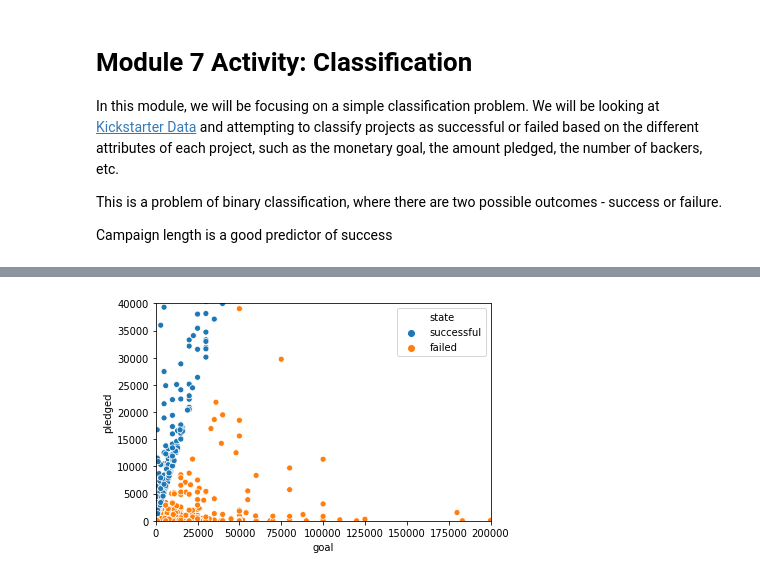
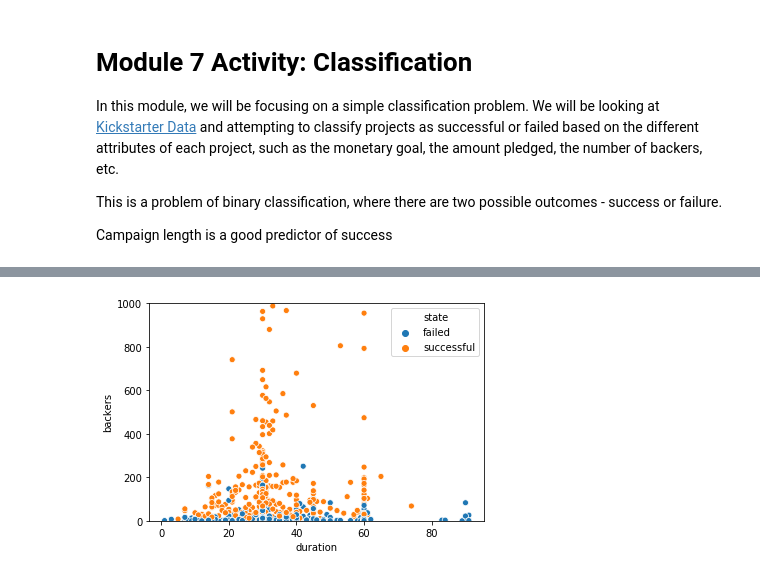
Before and after one commit to opportunity-through-data/activity-modules, a Jupyter notebook: Module 7/module-7.ipynb, the cells around one changed output, grey strips where cells are left out. Drawn from its saved outputs; the diff is of its cells as text; code cells hidden in the pictures.

```diff
--- a/Module 7/module-7.ipynb
+++ b/Module 7/module-7.ipynb
@@ -36,7 +49,7 @@ shuffled = ks.sample()
 # %%
+# eda
 samp = ks.sample(1000)
-sns.scatterplot('goal', 'pledged', hue = 'state', data = samp);
-plt.xlim(0, 200000)
-plt.ylim(0, 40000);
+sns.scatterplot('duration', 'backers', hue = 'state', data = samp);
+plt.ylim(0, 1000);
 # %% [output]
-[figure, old version]
+[figure, new version]
```
Also changed, not shown: parts of 12 cells of this notebook, 1 other file.
